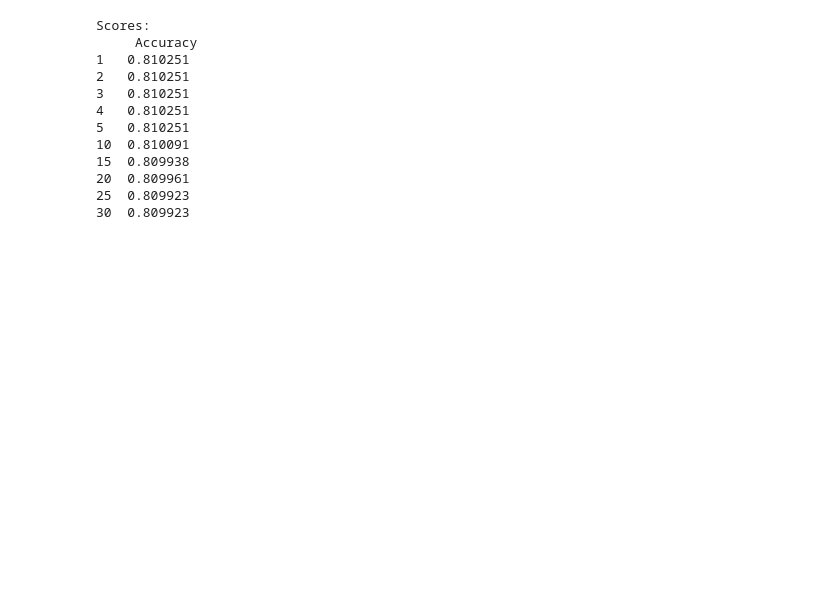
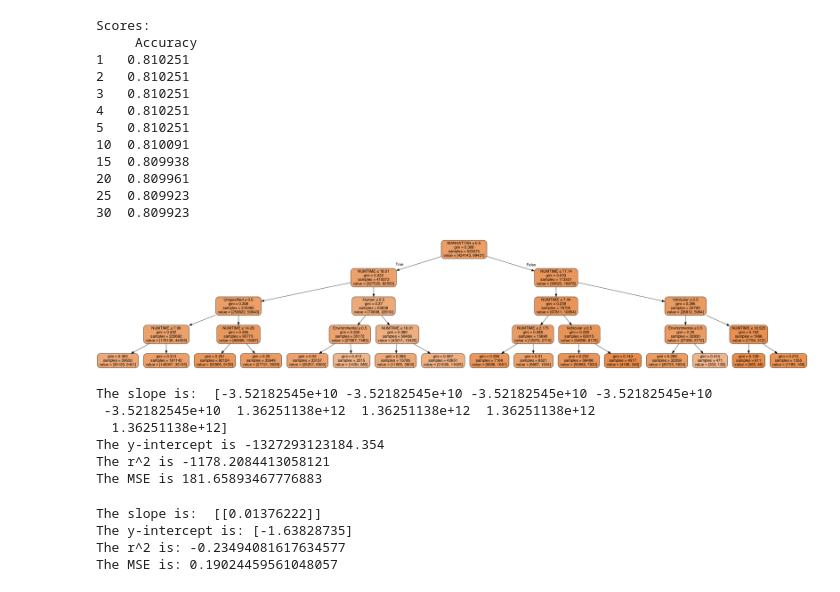
Before and after one commit to MrBLiu/InsightTeam2020, a Jupyter notebook: Ashwin/Submissions - No SMOTE.ipynb, the cells around one changed output. Drawn from its saved outputs; the diff is of its cells as text; code cells hidden in the pictures; blank space fills up the shorter version.

```diff
--- a/Ashwin/Submissions - No SMOTE.ipynb
+++ b/Ashwin/Submissions - No SMOTE.ipynb
@@ -212,3 +236,53 @@ Scores:
 20  0.809961
 25  0.809923
 30  0.809923
+# %%
+
+X_train, X_test, y_train, y_test = train_test_split(X_feat, y, test_size=0.2)
+
+
+t = DecisionTreeClassifier(max_depth=4,min_samples_leaf=20)
+
+t.fit(X_train,y_train)
+
+dot_data = StringIO()
+export_graphviz(t, out_file=dot_data,
+                    feature_names=['NUMTIME','MANHATTAN','QUEENS','BRONX','STATEN ISLAND','BROOKLYN','Human','Environmental','Vehicular','Unspecified'],
+                    filled=True, rounded=True,
+                    special_characters=True)
+graph = pydotplus.graph_from_dot_data(dot_data.getvalue())
+Image(graph.create_png())
+# %% [output]
+[figure, added]
+# %%
+pred = list(zip(data['MANHATTAN'],data['QUEENS'],data['BRONX'],data['STATEN ISLAND'],data['BROOKLYN'],data['Human'],data['Environmental'],data['Vehicular'],data['Unspecified']))
+resp = data['NUMTIME']
+linreg = LinearRegression()
+linreg.fit(pred,resp)
+end = linreg.predict(pred)
+print("The slope is: ",linreg.coef_)
+print("The y-intercept is",linreg.intercept_)
+print("The r^2 is",metrics.r2_score(y,end))
+print("The MSE is",metrics.mean_squared_error(y, end))
+# %% [output]
+The slope is:  [-3.52182545e+10 -3.52182545e+10 -3.52182545e+10 -3.52182545e+10
+ -3.52182545e+10  1.36251138e+12  1.36251138e+12  1.36251138e+12
+  1.36251138e+12]
+The y-intercept is -1327293123184.354
+The r^2 is -1178.2084413058121
+The MSE is 181.65893467776883
+# %%
+pred = list(zip(data['NUMTIME']))
+resp = data['PERSONS_TF']
+logreg = LogisticRegression(C=1e9)
+logreg.fit(pred, resp)
+end = logreg.predict(pred)
+print("The slope is: ",logreg.coef_)
+print("The y-intercept is:",logreg.intercept_)
+print("The r^2 is:",metrics.r2_score(y,end))
+print("The MSE is:",metrics.mean_squared_error(y, end))
+# %% [output]
+The slope is:  [[0.01376222]]
+The y-intercept is: [-1.63828735]
+The r^2 is: -0.23494081617634577
+The MSE is: 0.19024459561048057
```
Also changed, not shown: parts of 7 cells of this notebook.
